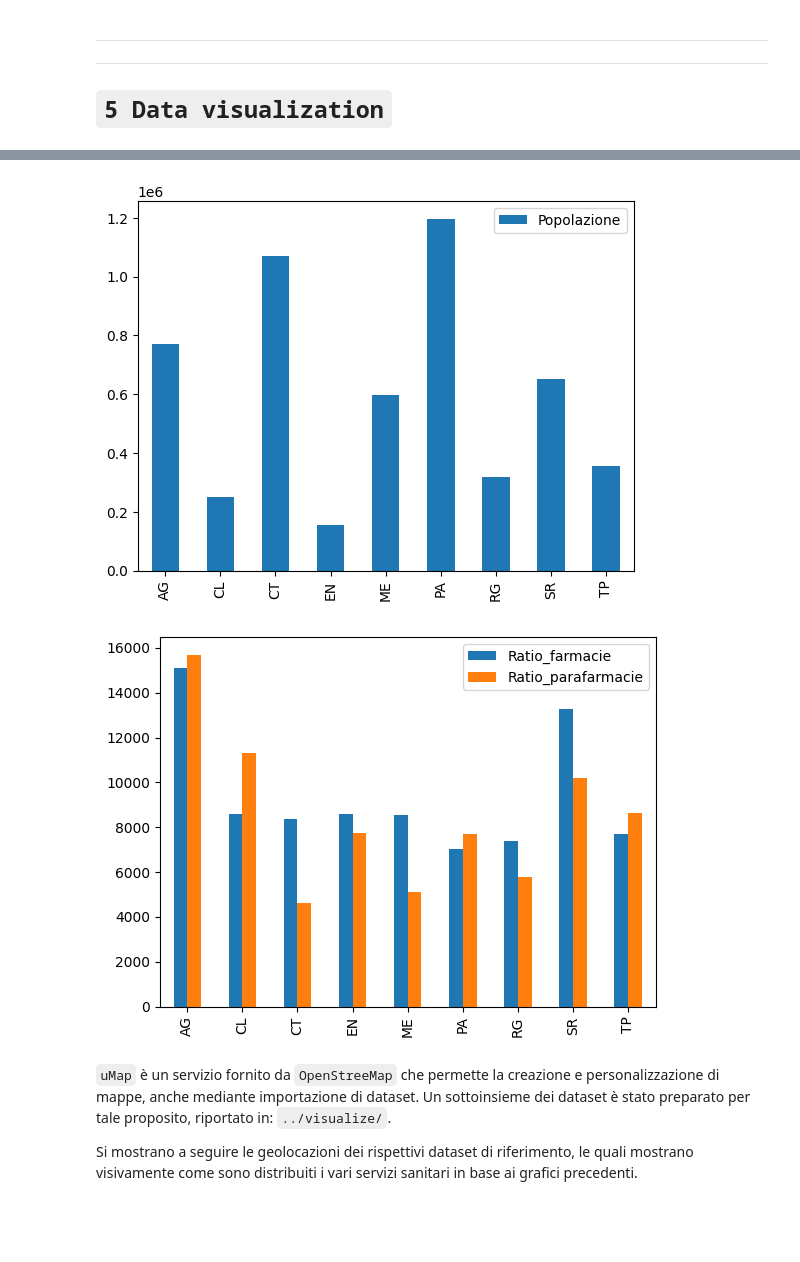
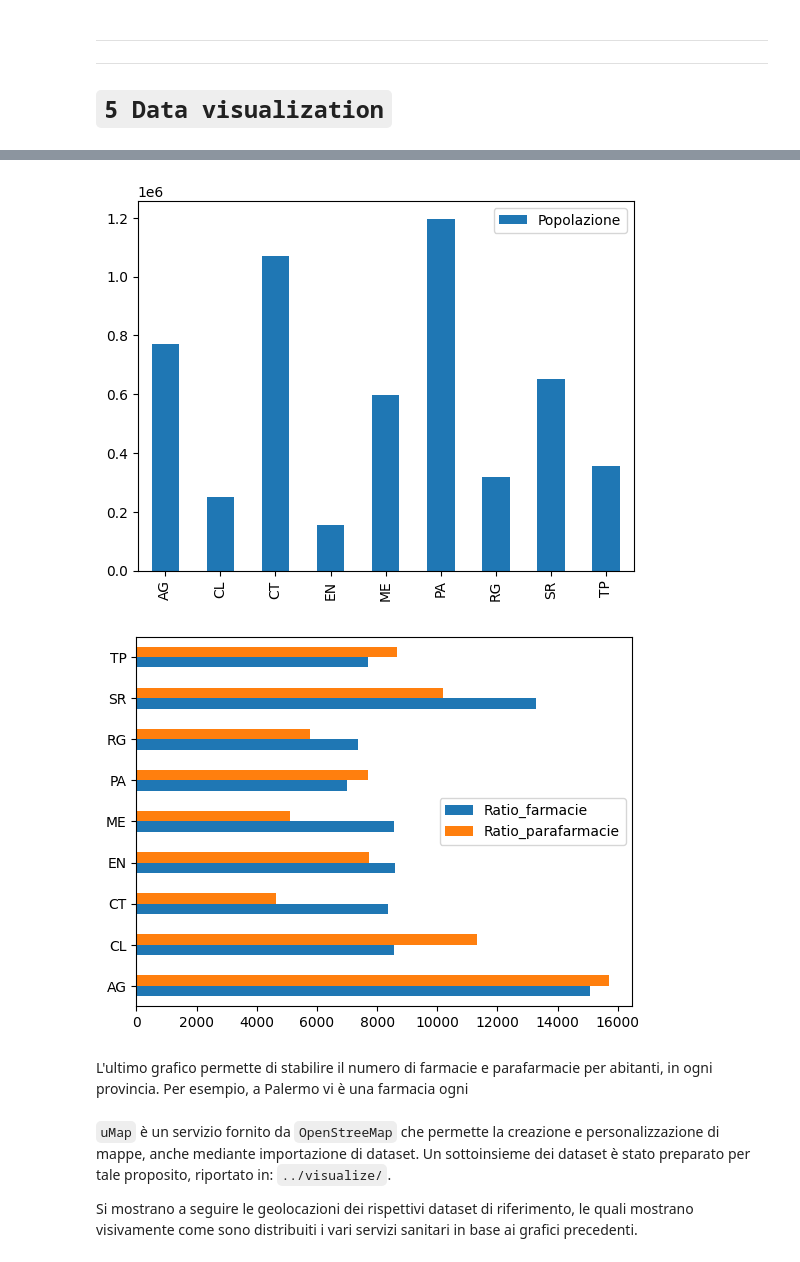
Before and after one commit to weiss25r/Progetto-Open-Data-2023, a Jupyter notebook: Progetto Open Data/notebooks/main_notebook.ipynb, the cells around one changed output, grey strips where cells are left out. Saved outputs shown, nothing was run; the diff lists cells and outputs as text; code cells hidden in the pictures; blank space fills up the shorter version.

Commit message:
More data visualization

```diff
--- a/Progetto Open Data/notebooks/main_notebook.ipynb
+++ b/Progetto Open Data/notebooks/main_notebook.ipynb
@@ -837,35 +834,37 @@ res = g.query("""
             WHERE {
                 ?res rdf:type sso:StrutturaPubblica .
                 ?res sso:hasSite ?site .
                 ?site sso:isIn ?comune .
                 ?comune sso:hasProvince ?prov .
             }
             GROUP BY ?prov
             ORDER BY ASC(?prov)
             """)
 
 num_pubbliche = [int(i[1]) for i in res]
 prov_pubbliche = [str(i[0]) for i in res]
 
 ratios_farmacie = []
 for i in range(0,len(prov_farmacie)):
     ratio = population[i] / num_farmacie[i]
     ratios_farmacie.append(ratio)
 
 ratios_parafarmacie = []
 for i in range(0,len(provincie)):
     ratio = population[i] / num_parafarmacie[i]
     ratios_parafarmacie.append(ratio)
 
 df_finale_farma_para = pd.DataFrame({"Farmacie": num_farmacie, "Parafarmacie": num_parafarmacie}, index=provincie).plot.bar()
 df_finale_farma_para = pd.DataFrame({"Strutture Pubbliche": num_pubbliche, "Strutture Private": num_private}, index=provincie).plot.bar()
 df_finale_popolazione = pd.DataFrame({"Popolazione": population}, index=provincie).plot.bar()
-df_finale_ratio_farma_para = pd.DataFrame({"Ratio_farmacie": ratios_farmacie,"Ratio_parafarmacie": ratios_parafarmacie}, index=provincie).plot.bar()
+df_finale_ratio_farma_para = pd.DataFrame({"Ratio_farmacie": ratios_farmacie,"Ratio_parafarmacie": ratios_parafarmacie}, index=provincie).plot(kind='barh')
 # %% [output]
 [figure]
 [figure]
 [figure]
-[figure, old version]
+[figure, new version]
+# %% [markdown]
+L'ultimo grafico permette di stabilire il numero di farmacie e parafarmacie per abitanti, in ogni provincia. Per esempio, a Palermo vi è una farmacia ogni
 # %% [markdown]
 `uMap` è un servizio fornito da `OpenStreeMap` che permette la creazione e personalizzazione di mappe, anche mediante importazione di dataset. Un sottoinsieme dei dataset è stato preparato per tale proposito, riportato in: `../visualize/`.
 
```
Also changed, not shown: parts of 1 cell of this notebook.
